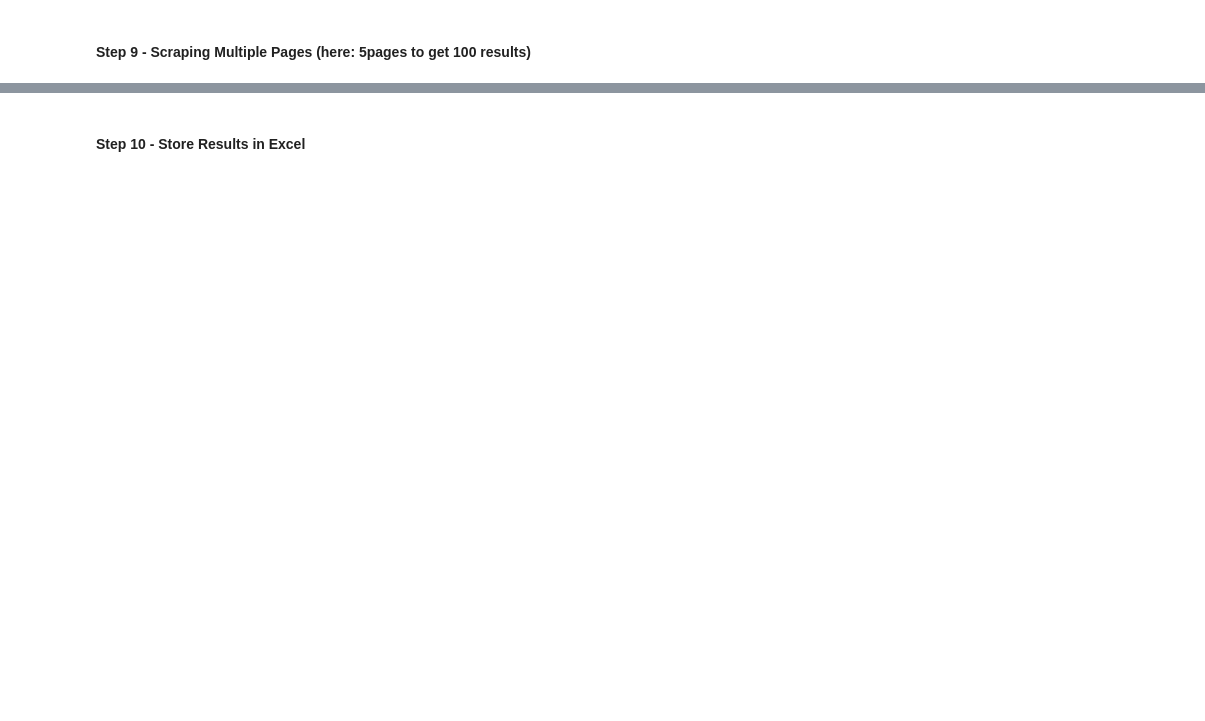
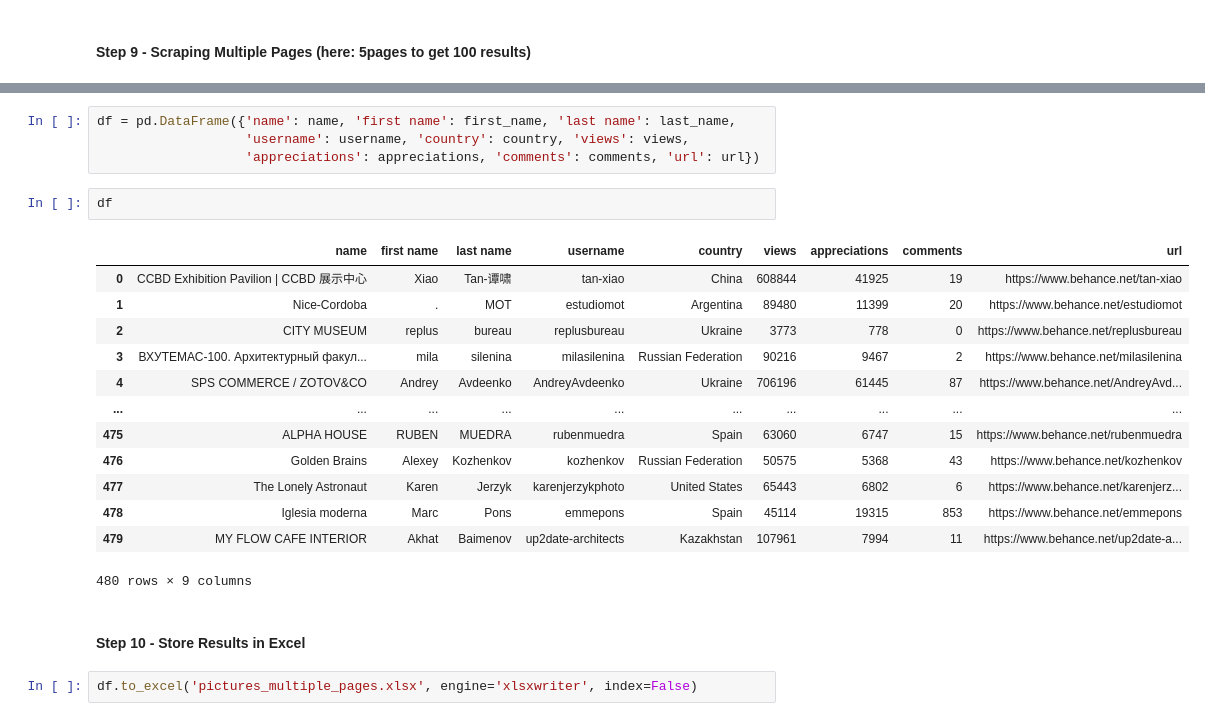
Before and after one commit to dnantonov/behance_scraper, a Jupyter notebook: main.ipynb, the cells around one changed output, grey strips where cells are left out. Cells and saved outputs as stored; diff of their text form; blank space fills up the shorter version.

```diff
--- a/main.ipynb
+++ b/main.ipynb
@@ -129,2 +261,24 @@ results_json['search']['content']['projects'][0]['owners'][0]['url']
+# %%
+df = pd.DataFrame({'name': name, 'first name': first_name, 'last name': last_name,
+                   'username': username, 'country': country, 'views': views,
+                   'appreciations': appreciations, 'comments': comments, 'url': url})
+# %%
+df
+# %% [output]
+|  | name | first name | last name | username | country | views | appreciations | comments | url |
+| 0 | CCBD Exhibition Pavilion | CCBD 展示中心 | Xiao | Tan-谭啸 | tan-xiao | China | 608844 | 41925 | 19 | https://www.behance.net/tan-xiao |
+| 1 | Nice-Cordoba | . | MOT | estudiomot | Argentina | 89480 | 11399 | 20 | https://www.behance.net/estudiomot |
+| 2 | CITY MUSEUM | replus | bureau | replusbureau | Ukraine | 3773 | 778 | 0 | https://www.behance.net/replusbureau |
+| 3 | ВХУТЕМАС-100. Архитектурный факул... | mila | silenina | milasilenina | Russian Federation | 90216 | 9467 | 2 | https://www.behance.net/milasilenina |
+| 4 | SPS COMMERCE / ZOTOV&CO | Andrey | Avdeenko | AndreyAvdeenko | Ukraine | 706196 | 61445 | 87 | https://www.behance.net/AndreyAvd... |
+| ... | ... | ... | ... | ... | ... | ... | ... | ... | ... |
+| 475 | ALPHA HOUSE | RUBEN | MUEDRA | rubenmuedra | Spain | 63060 | 6747 | 15 | https://www.behance.net/rubenmuedra |
+| 476 | Golden Brains | Alexey | Kozhenkov | kozhenkov | Russian Federation | 50575 | 5368 | 43 | https://www.behance.net/kozhenkov |
+| 477 | The Lonely Astronaut | Karen | Jerzyk | karenjerzykphoto | United States | 65443 | 6802 | 6 | https://www.behance.net/karenjerz... |
+| 478 | Iglesia moderna | Marc | Pons | emmepons | Spain | 45114 | 19315 | 853 | https://www.behance.net/emmepons |
+| 479 | MY FLOW CAFE INTERIOR | Akhat | Baimenov | up2date-architects | Kazakhstan | 107961 | 7994 | 11 | https://www.behance.net/up2date-a... |
+480 rows × 9 columns
 # %% [markdown]
 #### Step 10 - Store Results in Excel
+# %%
+df.to_excel('pictures_multiple_pages.xlsx', engine='xlsxwriter', index=False)
```
Also changed, not shown: parts of 19 cells of this notebook, 3 other files.
